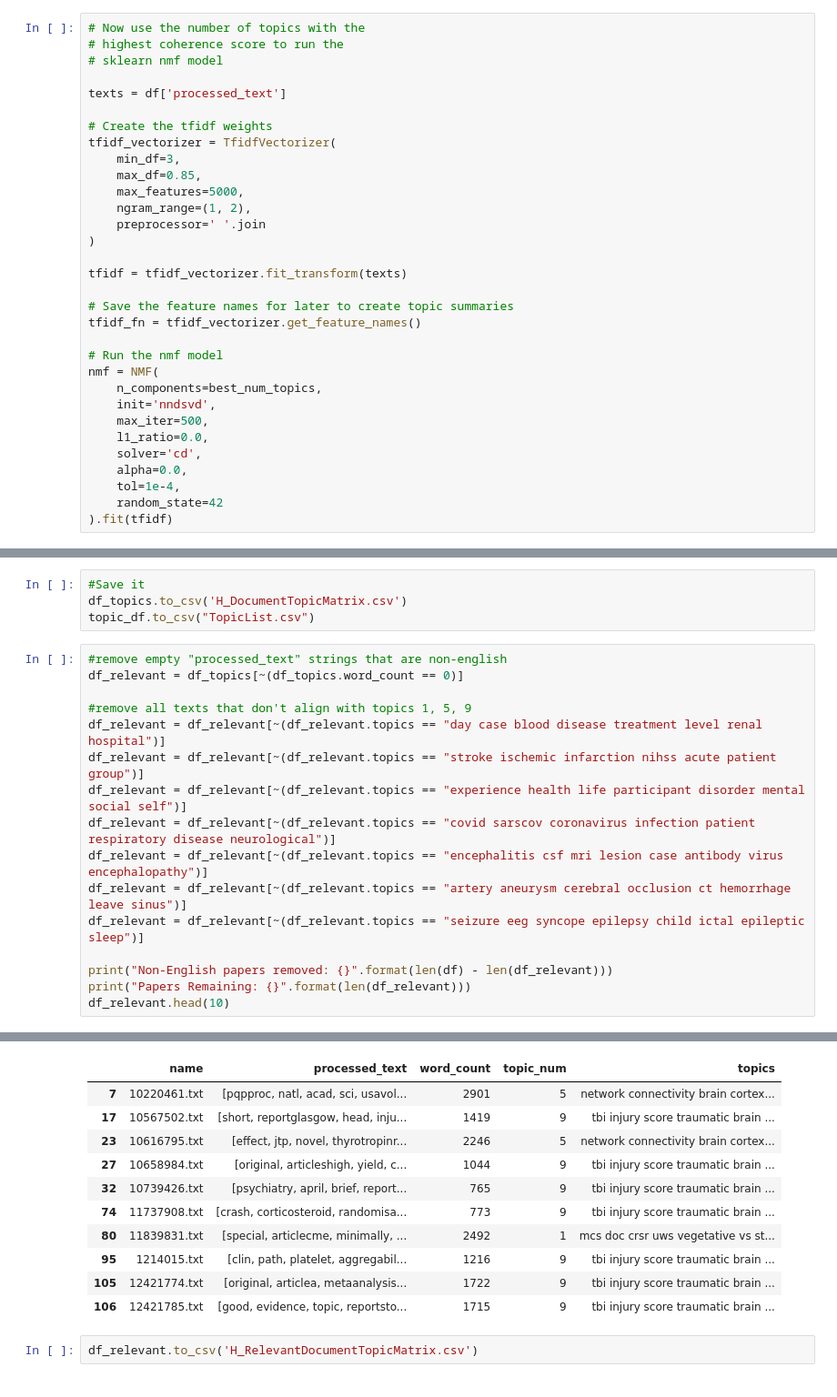
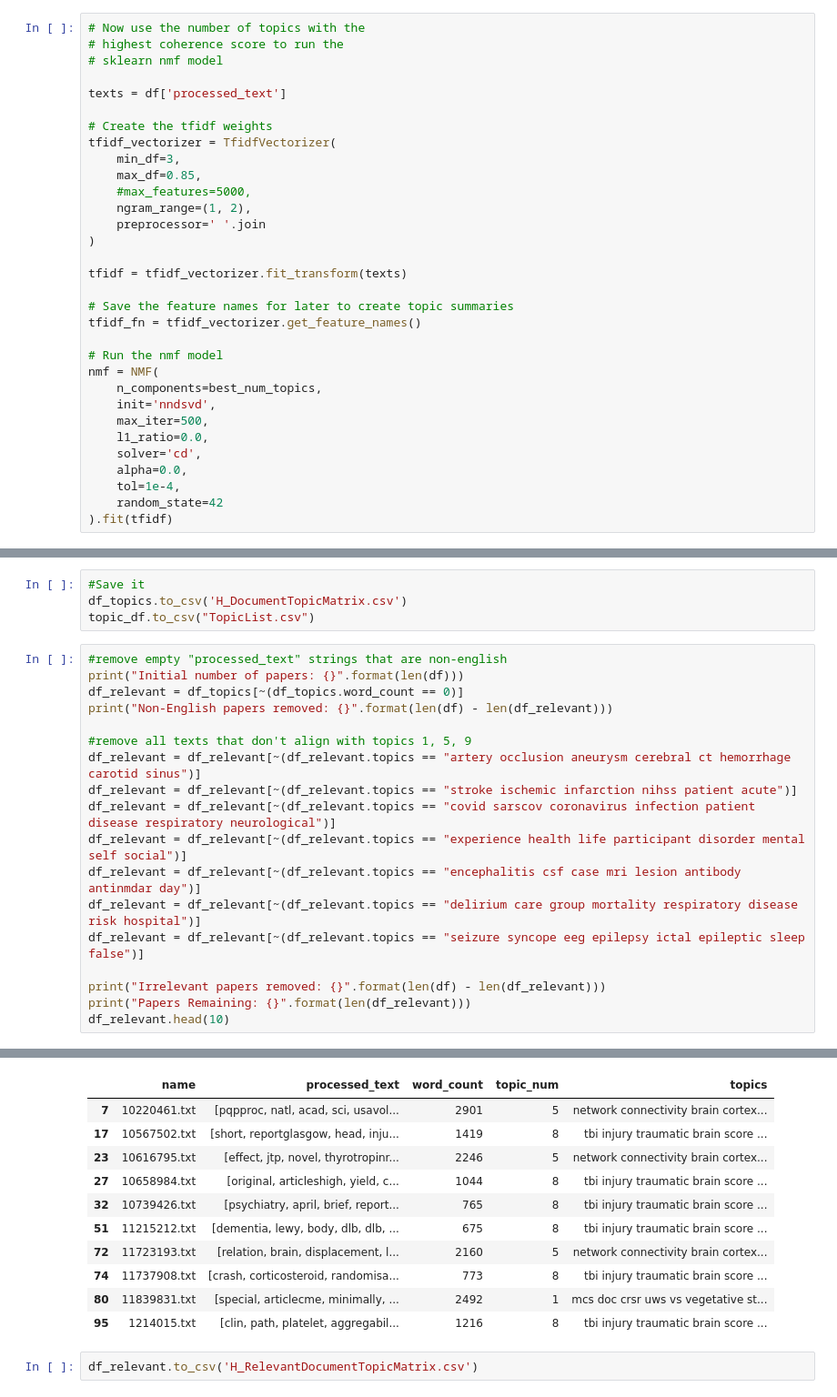
Before and after one commit to Mango117/BMedScDOC_Scripts, a Jupyter notebook: TM_pdfs.ipynb, the cells around one changed output, grey strips where cells are left out. Shown: that part at 91% size. Drawn from its saved outputs; the diff is of its cells as text.

Commit message:
Modified 5000 word limit for coherence and dataframe construction

```diff
--- a/TM_pdfs.ipynb
+++ b/TM_pdfs.ipynb
@@ -264,7 +264,7 @@ texts = df['processed_text']
 tfidf_vectorizer = TfidfVectorizer(
     min_df=3,
     max_df=0.85,
-    max_features=5000,
+    #max_features=5000,
     ngram_range=(1, 2),
     preprocessor=' '.join
 )
@@ -426,18 +426,20 @@ df_topics.to_csv('H_DocumentTopicMatrix.csv')
 topic_df.to_csv("TopicList.csv")
 # %%
 #remove empty "processed_text" strings that are non-english
+print("Initial number of papers: {}".format(len(df)))
 df_relevant = df_topics[~(df_topics.word_count == 0)]
+print("Non-English papers removed: {}".format(len(df) - len(df_relevant)))
 
 #remove all texts that don't align with topics 1, 5, 9
-df_relevant = df_relevant[~(df_relevant.topics == "day case blood disease treatment level renal hospital")]
-df_relevant = df_relevant[~(df_relevant.topics == "stroke ischemic infarction nihss acute patient group")]
-df_relevant = df_relevant[~(df_relevant.topics == "experience health life participant disorder mental social self")]
-df_relevant = df_relevant[~(df_relevant.topics == "covid sarscov coronavirus infection patient respiratory disease neurological")]
-df_relevant = df_relevant[~(df_relevant.topics == "encephalitis csf mri lesion case antibody virus encephalopathy")]
-df_relevant = df_relevant[~(df_relevant.topics == "artery aneurysm cerebral occlusion ct hemorrhage leave sinus")]
-df_relevant = df_relevant[~(df_relevant.topics == "seizure eeg syncope epilepsy child ictal epileptic sleep")]
+df_relevant = df_relevant[~(df_relevant.topics == "artery occlusion aneurysm cerebral ct hemorrhage carotid sinus")]
+df_relevant = df_relevant[~(df_relevant.topics == "stroke ischemic infarction nihss patient acute")]
+df_relevant = df_relevant[~(df_relevant.topics == "covid sarscov coronavirus infection patient disease respiratory neurological")]
+df_relevant = df_relevant[~(df_relevant.topics == "experience health life participant disorder mental self social")]
+df_relevant = df_relevant[~(df_relevant.topics == "encephalitis csf case mri lesion antibody antinmdar day")]
+df_relevant = df_relevant[~(df_relevant.topics == "delirium care group mortality respiratory disease risk hospital")]
+df_relevant = df_relevant[~(df_relevant.topics == "seizure syncope eeg epilepsy ictal epileptic sleep false")]
 
-print("Non-English papers removed: {}".format(len(df) - len(df_relevant)))
+print("Irrelevant papers removed: {}".format(len(df) - len(df_relevant)))
 print("Papers Remaining: {}".format(len(df_relevant)))
 df_relevant.head(10)
 # %% [output]
@@ -446,13 +450,13 @@ Papers Remaining: 596
 |  | name | processed_text | word_count | topic_num | topics |
 | 7 | 10220461.txt | [pqpproc, natl, acad, sci, usavol... | 2901 | 5 | network connectivity brain cortex... |
-| 17 | 10567502.txt | [short, reportglasgow, head, inju... | 1419 | 9 | tbi injury score traumatic brain ... |
+| 17 | 10567502.txt | [short, reportglasgow, head, inju... | 1419 | 8 | tbi injury traumatic brain score ... |
 | 23 | 10616795.txt | [effect, jtp, novel, thyrotropinr... | 2246 | 5 | network connectivity brain cortex... |
-| 27 | 10658984.txt | [original, articleshigh, yield, c... | 1044 | 9 | tbi injury score traumatic brain ... |
-| 32 | 10739426.txt | [psychiatry, april, brief, report... | 765 | 9 | tbi injury score traumatic brain ... |
-| 74 | 11737908.txt | [crash, corticosteroid, randomisa... | 773 | 9 | tbi injury score traumatic brain ... |
-| 80 | 11839831.txt | [special, articlecme, minimally, ... | 2492 | 1 | mcs doc crsr uws vegetative vs st... |
-| 95 | 1214015.txt | [clin, path, platelet, aggregabil... | 1216 | 9 | tbi injury score traumatic brain ... |
-| 105 | 12421774.txt | [original, articlea, metaanalysis... | 1722 | 9 | tbi injury score traumatic brain ... |
-| 106 | 12421785.txt | [good, evidence, topic, reportsto... | 1715 | 9 | tbi injury score traumatic brain ... |
+| 27 | 10658984.txt | [original, articleshigh, yield, c... | 1044 | 8 | tbi injury traumatic brain score ... |
+| 32 | 10739426.txt | [psychiatry, april, brief, report... | 765 | 8 | tbi injury traumatic brain score ... |
+| 51 | 11215212.txt | [dementia, lewy, body, dlb, dlb, ... | 675 | 8 | tbi injury traumatic brain score ... |
+| 72 | 11723193.txt | [relation, brain, displacement, l... | 2160 | 5 | network connectivity brain cortex... |
+| 74 | 11737908.txt | [crash, corticosteroid, randomisa... | 773 | 8 | tbi injury traumatic brain score ... |
+| 80 | 11839831.txt | [special, articlecme, minimally, ... | 2492 | 1 | mcs doc crsr uws vs vegetative st... |
+| 95 | 1214015.txt | [clin, path, platelet, aggregabil... | 1216 | 8 | tbi injury traumatic brain score ... |
 # %%
 df_relevant.to_csv('H_RelevantDocumentTopicMatrix.csv')
```
Also changed, not shown: parts of 10 cells of this notebook.
